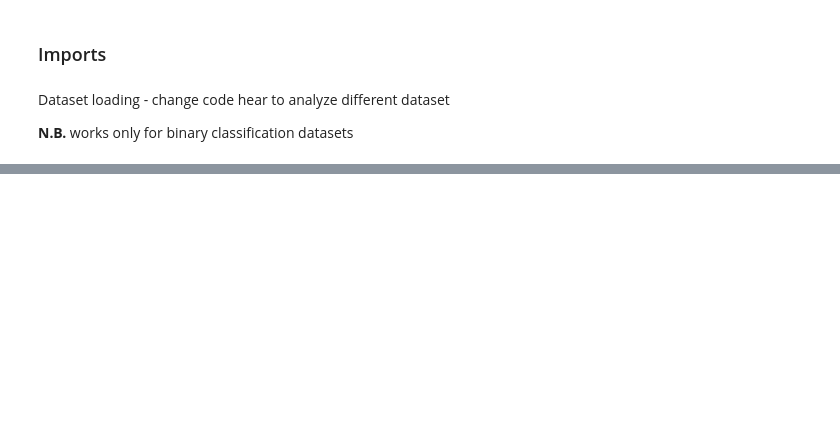
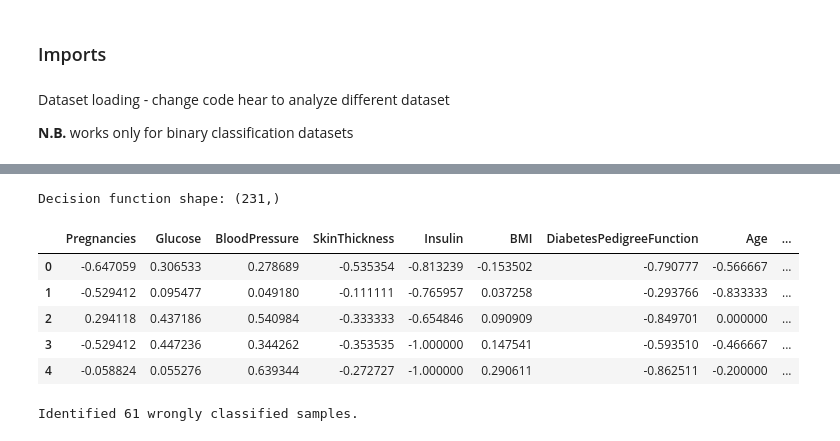
Before and after one commit to barra-white/qml-explainability-by-parts, a Jupyter notebook: explainability/qsvc/svc/svc_decision-function.ipynb, the cells around one changed output, grey strips where cells are left out. Drawn from its saved outputs; the diff is of its cells as text; code cells hidden in the pictures; blank space fills up the shorter version.

```diff
--- a/explainability/qsvc/svc/svc_decision-function.ipynb
+++ b/explainability/qsvc/svc/svc_decision-function.ipynb
@@ -75,6 +80,7 @@ decisions = []
 batch_size = 10
 
 for start in range(0, samples, batch_size):
+    start_time = time.time()
     end = min(start + batch_size, samples)
 
     remaining_samples = samples - end
@@ -83,8 +89,10 @@ for start in range(0, samples, batch_size):
     batch = X_test[start:end]
 
     decisions.append(qsvc.decision_function(batch))
+    end_time = time.time()
+    elapsed_time = end_time - start_time
 
-    print(f"Processed {end}/{samples} samples ({progress:.2f}%). Remaining: {remaining_samples}")
+    print(f"Processed {end}/{samples} samples ({progress:.2f}%). Remaining: {remaining_samples}. Time: {elapsed_time:.2f}s")
 
 decisions = np.concatenate(decisions)
 # %% [output]
@@ -215,0 +116,36 @@ force_plot(
+# %%
+if decisions.ndim != 1 and decisions.shape[1] == 1:
+    decisions = decisions.flatten()
+
+print(f"Decision function shape: {decisions.shape}")
+# %% [output]
+Decision function shape: (231,)
+# %%
+df_results = pd.DataFrame(X_test, columns=feature_names)
+df_results['qsvc_decision'] = decisions
+df_results['target'] = y_test # Assumes y_test corresponds to X_test
+df_results['predicted_class'] = (decisions > 0).astype(int)
+
+df_results.head()
+# %% [output]
+|  | Pregnancies | Glucose | BloodPressure | SkinThickness | Insulin | BMI | DiabetesPedigreeFunction | Age | ... |
+| 0 | -0.647059 | 0.306533 | 0.278689 | -0.535354 | -0.813239 | -0.153502 | -0.790777 | -0.566667 | ... |
+| 1 | -0.529412 | 0.095477 | 0.049180 | -0.111111 | -0.765957 | 0.037258 | -0.293766 | -0.833333 | ... |
+| 2 | 0.294118 | 0.437186 | 0.540984 | -0.333333 | -0.654846 | 0.090909 | -0.849701 | 0.000000 | ... |
+| 3 | -0.529412 | 0.447236 | 0.344262 | -0.353535 | -1.000000 | 0.147541 | -0.593510 | -0.466667 | ... |
+| 4 | -0.058824 | 0.055276 | 0.639344 | -0.272727 | -1.000000 | 0.290611 | -0.862511 | -0.200000 | ... |
+# %%
+wrong_preds = df_results[df_results['predicted_class'] != df_results['target']]
+X_wrong = X_test[wrong_preds.index]
+y_wrong = y_test[wrong_preds.index]
+decisions_wrong = decisions[wrong_preds.index]
+print(f"\nIdentified {len(wrong_preds)} wrongly classified samples.")
+
+n_wrong_sample = min(50, len(wrong_preds))
+if n_wrong_sample > 0:
+    wrong_indices = np.random.choice(wrong_preds.index, n_wrong_sample, replace=False)
+    X_wrong_sample = X_test[wrong_indices]
+else:
+    X_wrong_sample = None
+# %% [output]
+Identified 61 wrongly classified samples.
```
Also changed, not shown: parts of 26 cells of this notebook, 2 other files.
